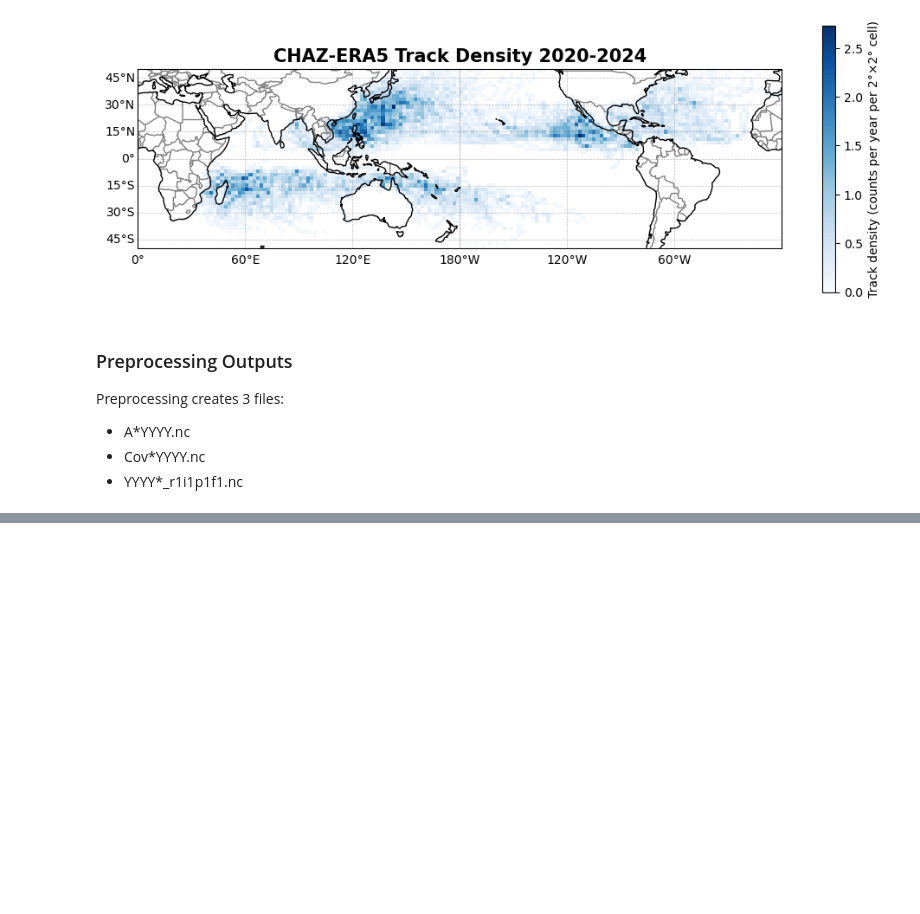
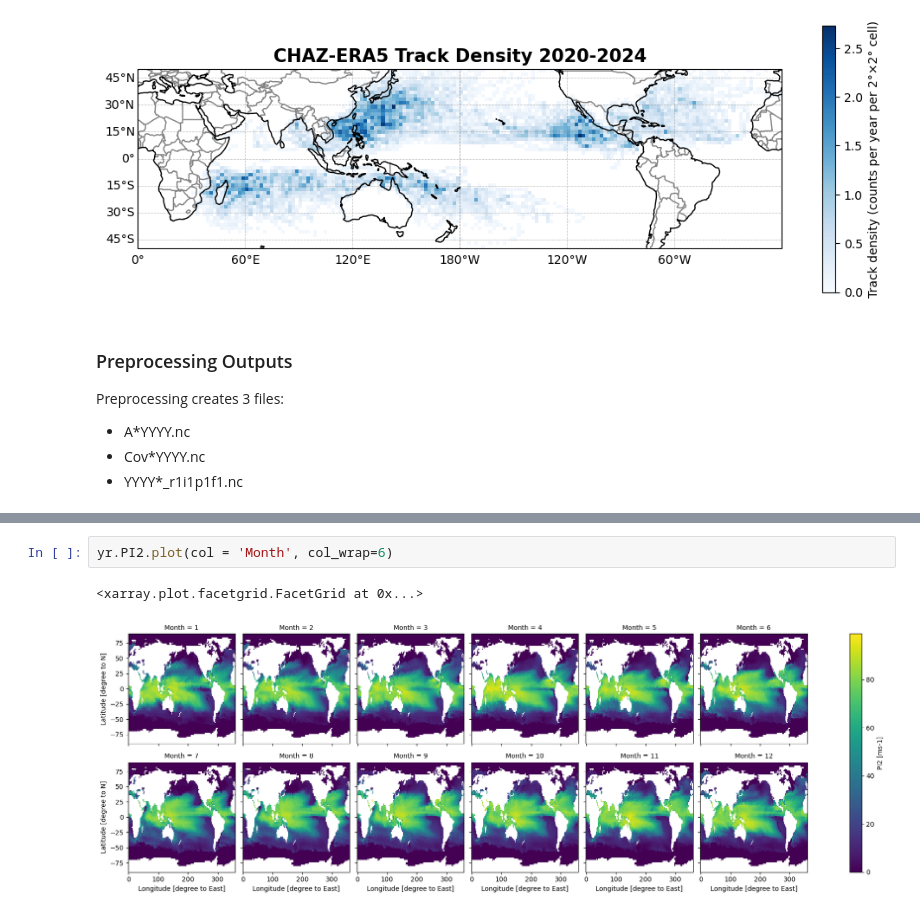
Before and after one commit to zentouro/CHAZv2, a Jupyter notebook: CHAZ-checks.ipynb, the cells around one changed output, grey strips where cells are left out. Cells and saved outputs as stored; diff of their text form; blank space fills up the shorter version.

```diff
--- a/CHAZ-checks.ipynb
+++ b/CHAZ-checks.ipynb
@@ -370,0 +550,5 @@ Preprocessing creates 3 files:
+# %%
+yr.PI2.plot(col = 'Month', col_wrap=6)
+# %% [output]
+<xarray.plot.facetgrid.FacetGrid at 0x...>
+[figure, added]
```
Also changed, not shown: parts of 9 cells of this notebook.
